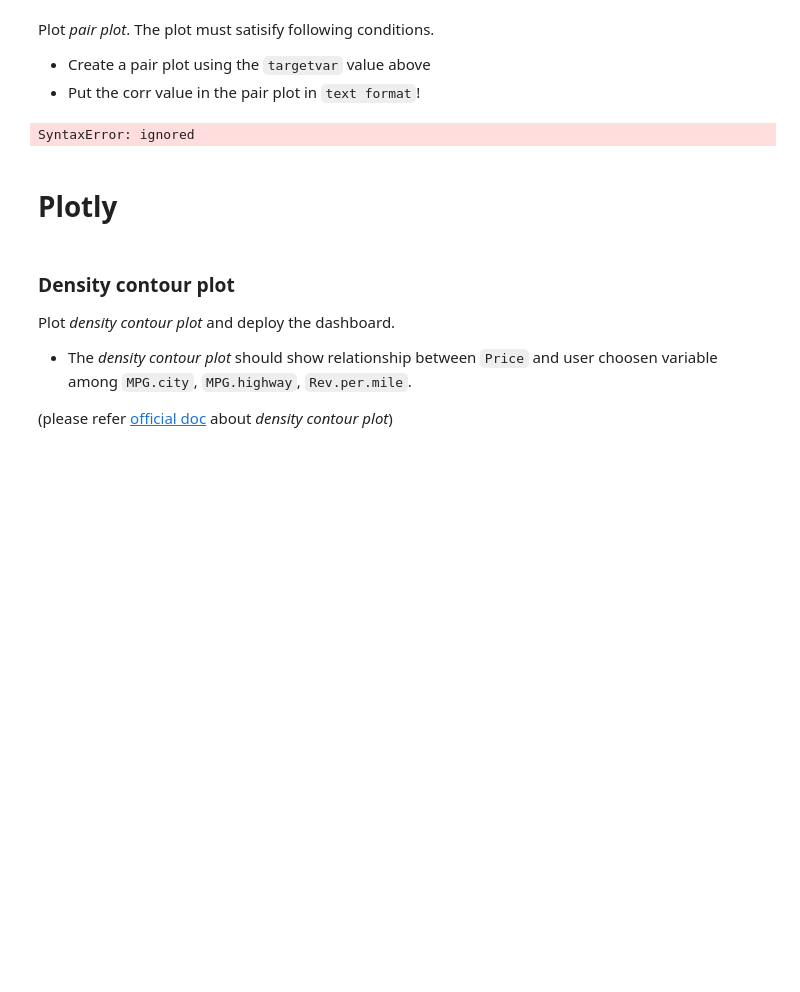
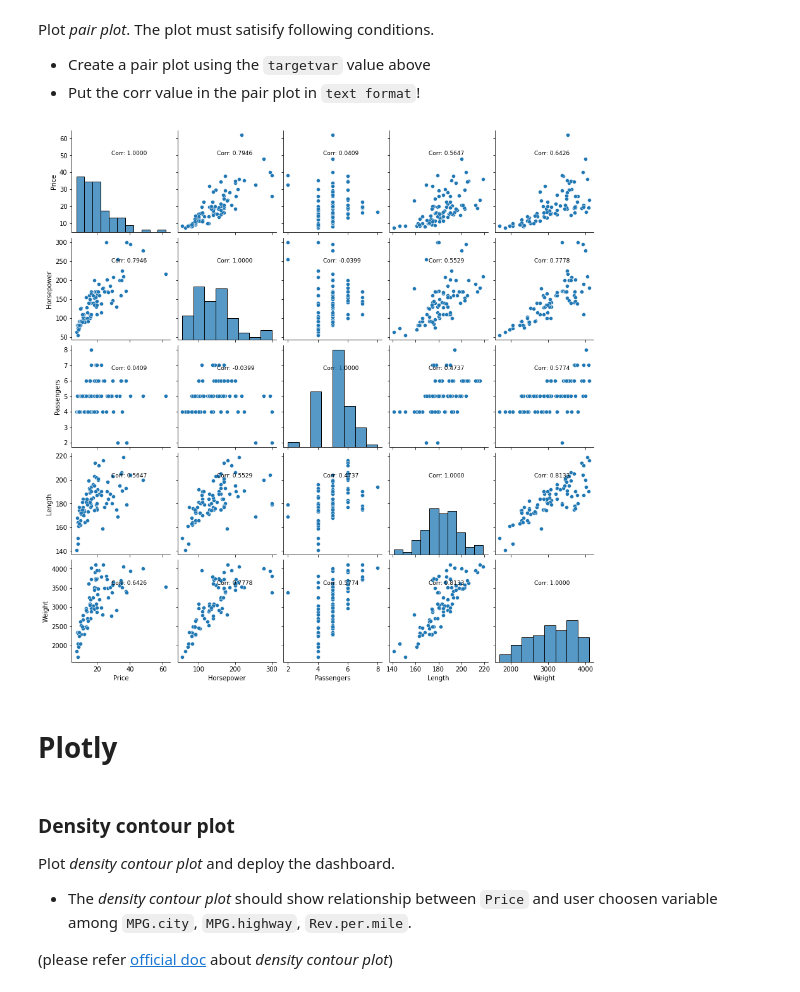
Before and after one commit to yula00/DAP_2022, a Jupyter notebook: lecture4.ipynb, the cells around one changed output. Cells and saved outputs as stored; diff of their text form; code cells hidden in the pictures; blank space fills up the shorter version.

```diff
--- a/lecture4.ipynb
+++ b/lecture4.ipynb
@@ -129,6 +132,6 @@ This part brought the correlation problem that was dealt with in the previous pr
 # %%
 targetVar = ['Price', 'Horsepower','Passengers','Length','Weight']
 selectedDataFrame = df[targetVar]
-corr = selectedDataFrame.corr(method='Pearson')
+corr = selectedDataFrame.corr(method='pearson')
 corr
 # %% [output]
@@ -149,13 +157,14 @@ Plot *pair plot*. The plot must satisify following conditions.
 # %%
 g = sns.pairplot(selectedDataFrame)
 
 corrValue = corr.to_numpy()
 for i, (ax, cv) in enumerate(zip(g.axes.flat, corrValue.flatten())):
-    ax.test(0.4,0.8, f"Corr: {cv:.4f}", fontsize=9, horizontalalignment="left", verticalalignment="top",transform=ax.)
+    ax.text(0.4, 0.8, f"Corr: {cv:.4f}", fontsize=9, horizontalalignment="left", verticalalignment="top",
+            transform=ax.transAxes)
 
 plt.show()
 # %% [output]
-SyntaxError: ignored
+[figure, added]
 # %% [markdown]
 # Plotly
 # %% [markdown]
```
Also changed, not shown: parts of 13 cells of this notebook.
